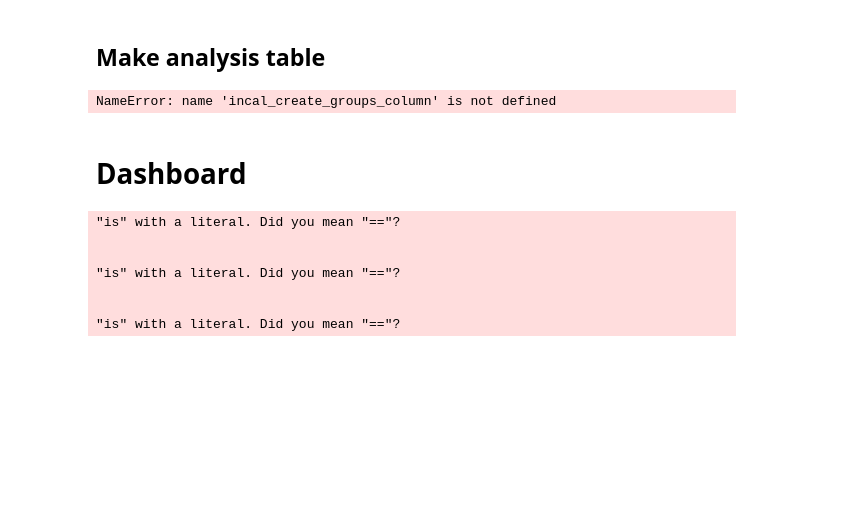
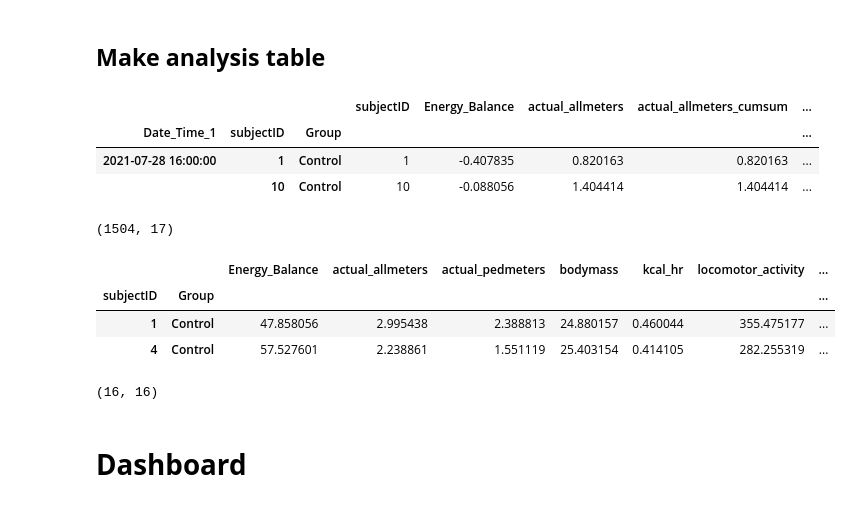
Before and after one commit to barel-mishal/InCal, a Jupyter notebook: in_cal.ipynb, the cells around one changed output. Drawn from its saved outputs; the diff is of its cells as text; code cells hidden in the pictures; blank space fills up the shorter version.

```diff
--- a/in_cal.ipynb
+++ b/in_cal.ipynb
@@ -507,42 +646,49 @@ dfs_concated_cleaned = select_columns_by_metebolic_parm(dfs_concated, unwanted_c
 
 dfs_concated = incal_set_multindex(dfs_concated, ['Date_Time_1']).drop(columns='index')
 analysis_format = incal_wide_to_long_df(dfs_concated)
 
 analysis_format[['vco2', 'vh2o', 'vo2']] = analysis_format[['vco2', 'vh2o', 'vo2']].mul(60)
 analysis_format[['actual_foodupa']] = analysis_format[['actual_foodupa']].mul(3.56)
 analysis_format['Energy_Balance'] = analysis_format['actual_foodupa'].values - analysis_format['kcal_hr'].values
 analysis_format['locomotor_activity'] = analysis_format[['xbreak', 'ybreak']].sum(axis=1)
 
 resampled_analysis_format = incal_resample(analysis_format, 'H', dict_aggrageted_function_for_column)
 
 featuers_to_cumsum_by = ['actual_pedmeters', 'actual_allmeters']
 analysis_format = incal_cumsum(analysis_format, ['Date_Time_1', 'subjectID'], featuers_to_cumsum_by)
 resampled_analysis_format = incal_cumsum(resampled_analysis_format, ['Date_Time_1', 'subjectID'], featuers_to_cumsum_by)
 
 add_feature_for_agg = {
   **dict_aggrageted_function_for_column,
   'actual_allmeters_cumsum': 'mean',
   'actual_pedmeters_cumsum': 'mean'
 }
 
 # analysis format - with original datetime samples
-incal_create_groups_column(resampled_analysis_format, dict_groups, 'subjectID')
-resampled_analysis_format = incal_set_multindex(resampled_analysis_format, ['Date_Time_1', 'subjectID', 'Group'])
-# analysis format - datetime agg hor each rol
-incal_create_groups_column(resampled_analysis_format.reset_index(level=1), dict_groups, 'subjectID')
-resampled_analysis_format = incal_set_multindex(resampled_analysis_format, ['Date_Time_1', 'subjectID', 'Group'])
+# when waring with datafram less then 15 K rows we can try to use analysis format
+
+# analysis format - datetime agg rolling mean
+resampled_analysis_format = incal_assemble_multi_index_format(resampled_analysis_format, 'subjectID', dict_groups, 'Group')
 # analysis format - averages for each subject
-analysis_format_indexed = incal_set_multindex(resampled_analysis_format, ['Date_Time_1', 'subjectID', 'Group'])
-grouped_analysis_format_df = analysis_format_indexed.groupby(level=['subjectID', 'Group'])
+grouped_analysis_format_df = resampled_analysis_format.groupby(level=['subjectID', 'Group'])
 analysis_format_calculeted = grouped_analysis_format_df.agg(add_feature_for_agg).dropna()
 # TODO: need to understend why it not average
 analysis_format_calculeted['Energy_Balance'] = analysis_format_calculeted['actual_foodupa'].values - analysis_format_calculeted['kcal_hr'].values
 
-display(analysis_format.head(2), analysis_format.shape)
+# display(analysis_format.head(2), analysis_format.shape)
 display(resampled_analysis_format.head(2), resampled_analysis_format.shape)
 display(analysis_format_calculeted.head(2), analysis_format_calculeted.shape)
 # %% [output]
+|  |  |  | subjectID | Energy_Balance | actual_allmeters | actual_allmeters_cumsum | ... |
+| Date_Time_1 | subjectID | Group |  |  |  |  | ... |
+| 2021-07-28 16:00:00 | 1 | Control | 1 | -0.407835 | 0.820163 | 0.820163 | ... |
+|  | 10 | Control | 10 | -0.088056 | 1.404414 | 1.404414 | ... |
-NameError: name 'incal_create_groups_column' is not defined
+(1504, 17)
+|  |  | Energy_Balance | actual_allmeters | actual_pedmeters | bodymass | kcal_hr | locomotor_activity | ... |
+| subjectID | Group |  |  |  |  |  |  | ... |
+| 1 | Control | 47.858056 | 2.995438 | 2.388813 | 24.880157 | 0.460044 | 355.475177 | ... |
+| 4 | Control | 57.527601 | 2.238861 | 1.551119 | 25.403154 | 0.414105 | 282.255319 | ... |
+(16, 16)
 # %% [markdown]
 # **Dashboard**
 # %%
@@ -556,27 +702,10 @@ def get_start_and_end_time(tuple_start_end, dict_time_stamps):
     start, end = (str(i) for i in tuple_start_end)
     return dict_time_stamps[start], dict_time_stamps[end]
 
-def get_data(__global_df__, categories_columns_names):
-    # need to find solution to the use of global var
-    time_series = __global_df__.reset_index(level=categories_columns_names)
-    order_categoreis_columns(time_series, subjectID=dict_groups.values(), Group=dict_groups.keys())
-    return time_series
-
 def trim_df_datetime(df, start_time, end_time):
     return df.loc[start_time:end_time]
 
-def remove_data(df, outliers_true, start_time, end_time):
-    if not outliers_true:
-        return trim_df_datetime(df, start_time, end_time)
-    outliers_removed = remove_outliers_mixed_df(df, 'subjectID')
-    return trim_df_datetime(outliers_removed, start_time, end_time).dropna()
-
-def get_ready_data_for_analysis(df, categories_columns_names, outliers_true, start_time, end_time):
-    time_series = get_data(df, categories_columns_names).copy()
-    return remove_data(time_series, outliers_true, start_time, end_time)
-
-def assemble_data_to_dom(df, category_name, feature_name):
-    features = [category_name, feature_name, 'bodymass'] if feature_name is 'bodymass' else [category_name, feature_name]
+def assemble_data_to_dom(df, feature_name):
     return df.loc[:, features]
 
 def get_group_or_individual_df(df, category_name, feature_calc):
@@ -631,14 +760,6 @@ def graphs_maker(clean_df, df_grouped, group_or_individual_df_averages, averages
         trendline='ols'
     )
     return time_series_graph, histogram, box, averages, regression
-# %% [output]
-"is" with a literal. Did you mean "=="?
-
-
-"is" with a literal. Did you mean "=="?
-
-
-"is" with a literal. Did you mean "=="?
 # %%
 # STYLE =   {
 #     'overflow': 'hidden',
```
Also changed, not shown: parts of 13 cells of this notebook.
